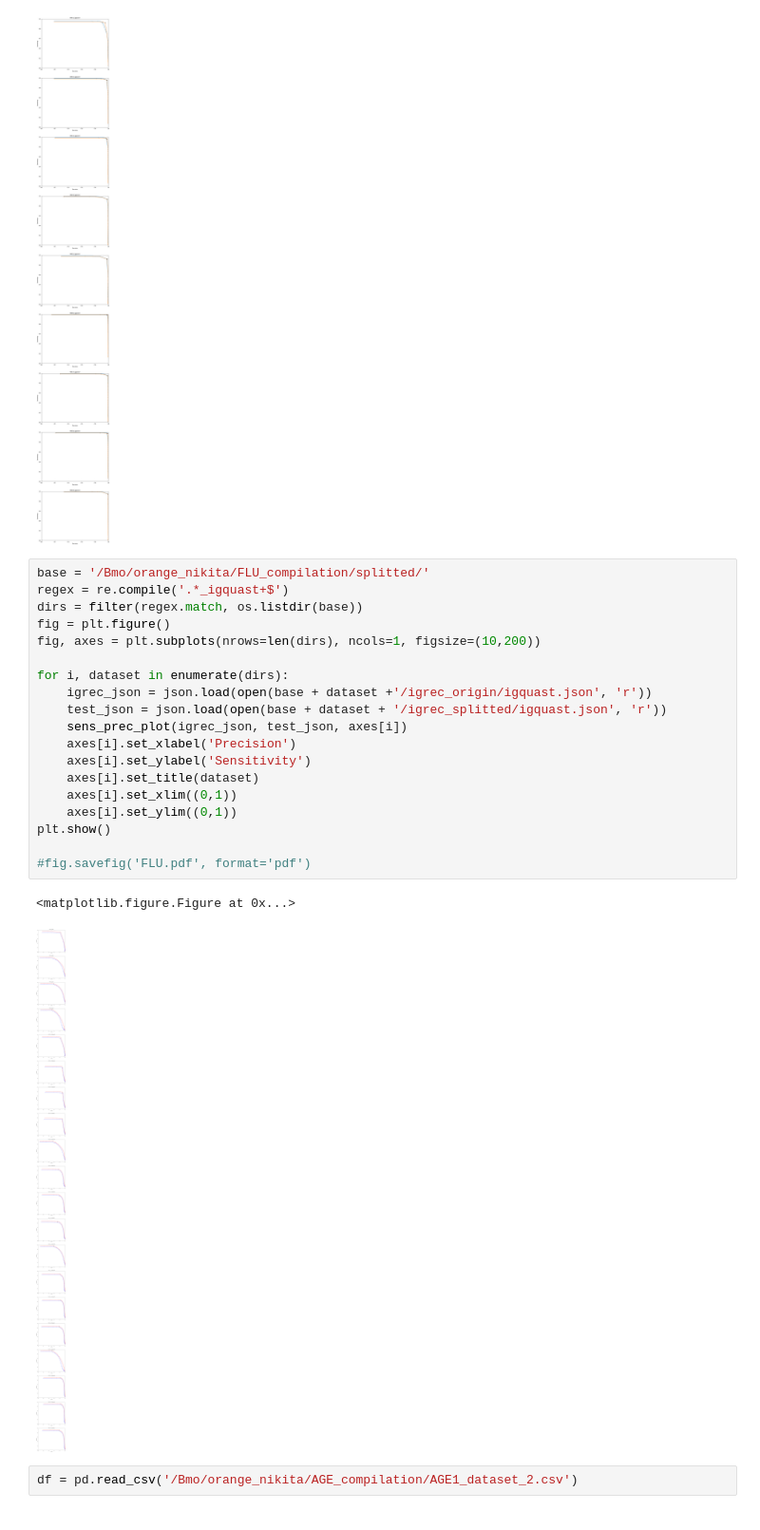
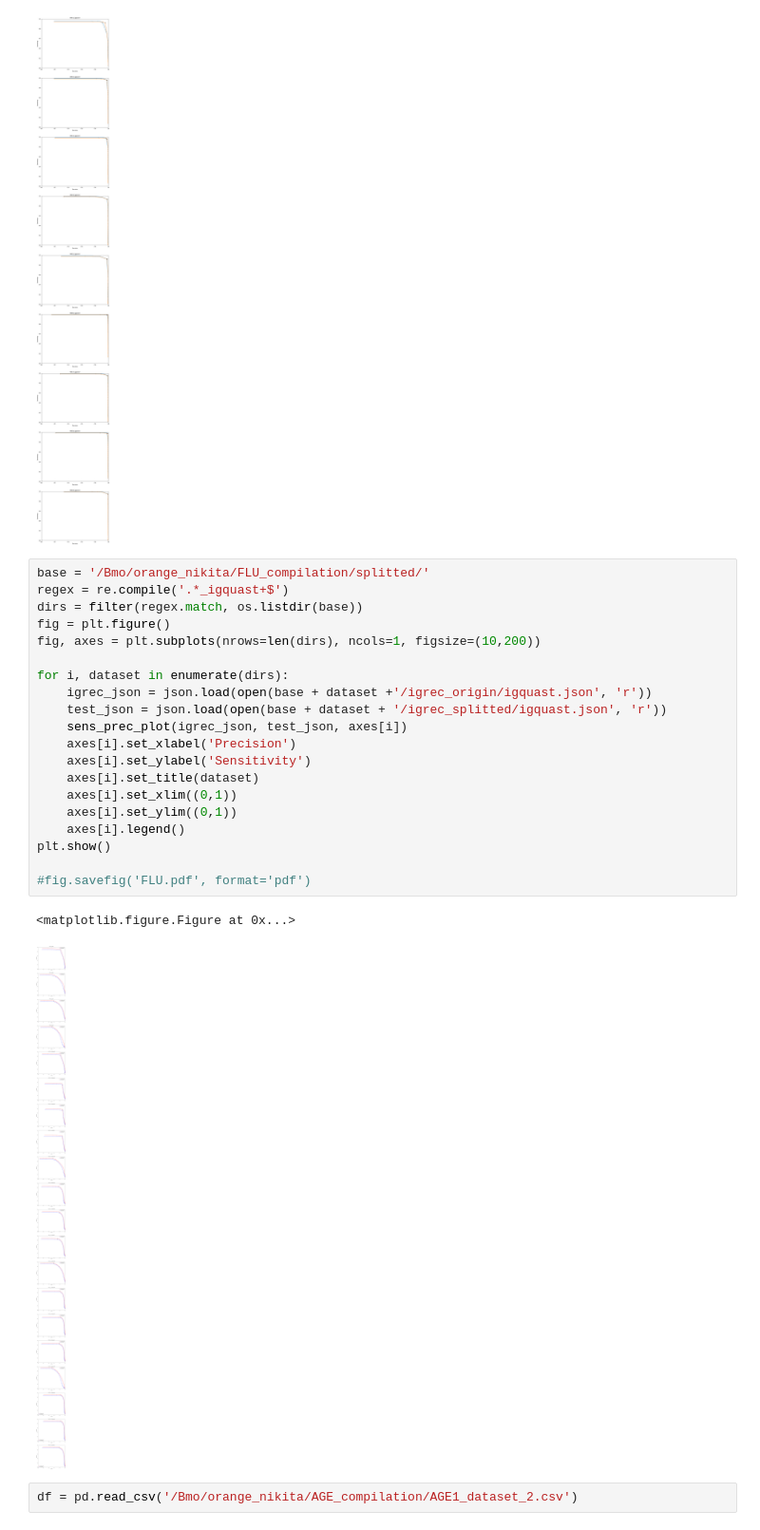
Before and after one commit to NikitaDurasov/CAB_imm, a Jupyter notebook: notebooks/base4.ipynb, the cells around one changed output. Shown at 95% size. Saved outputs shown, nothing was run; the diff lists cells and outputs as text.

Commit message:
add some graphics scipts and stuff

```diff
--- a/notebooks/base4.ipynb
+++ b/notebooks/base4.ipynb
@@ -154,25 +202,26 @@ fig.savefig('AGE.pdf', format='pdf')
 # %%
 base = '/Bmo/orange_nikita/FLU_compilation/splitted/'
 regex = re.compile('.*_igquast+$')
 dirs = filter(regex.match, os.listdir(base))
 fig = plt.figure()
 fig, axes = plt.subplots(nrows=len(dirs), ncols=1, figsize=(10,200))
 
 for i, dataset in enumerate(dirs):
     igrec_json = json.load(open(base + dataset +'/igrec_origin/igquast.json', 'r'))
     test_json = json.load(open(base + dataset + '/igrec_splitted/igquast.json', 'r'))
     sens_prec_plot(igrec_json, test_json, axes[i])
     axes[i].set_xlabel('Precision')
     axes[i].set_ylabel('Sensitivity')
     axes[i].set_title(dataset)
     axes[i].set_xlim((0,1))
     axes[i].set_ylim((0,1))
+    axes[i].legend()
 plt.show()
 
 #fig.savefig('FLU.pdf', format='pdf')
 # %% [output]
 <matplotlib.figure.Figure at 0x...>
-[figure, old version]
+[figure, new version]
 # %%
 df = pd.read_csv('/Bmo/orange_nikita/AGE_compilation/AGE1_dataset_2.csv')
 # %%
```
Also changed, not shown: parts of 15 cells of this notebook, 4 other files.
